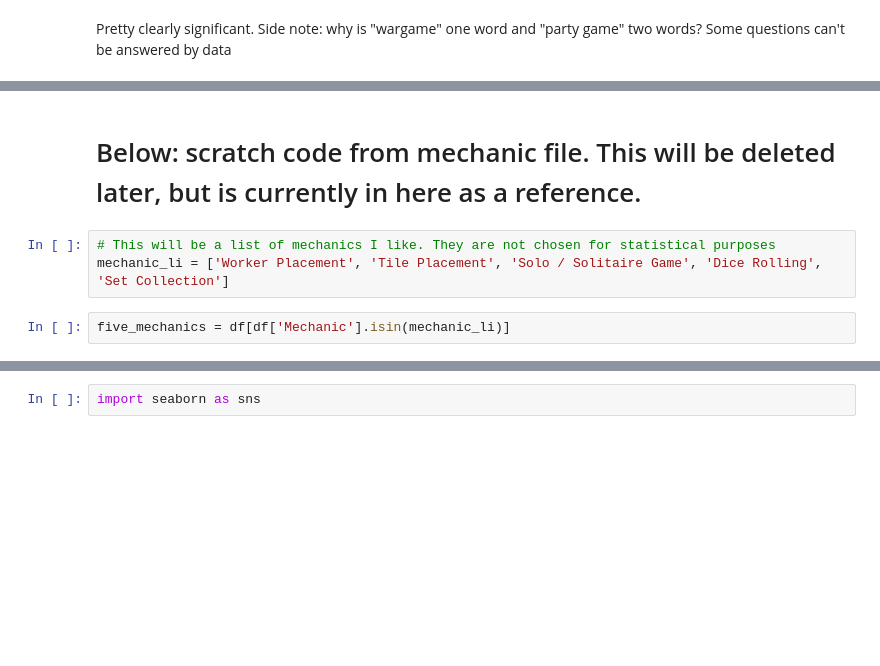
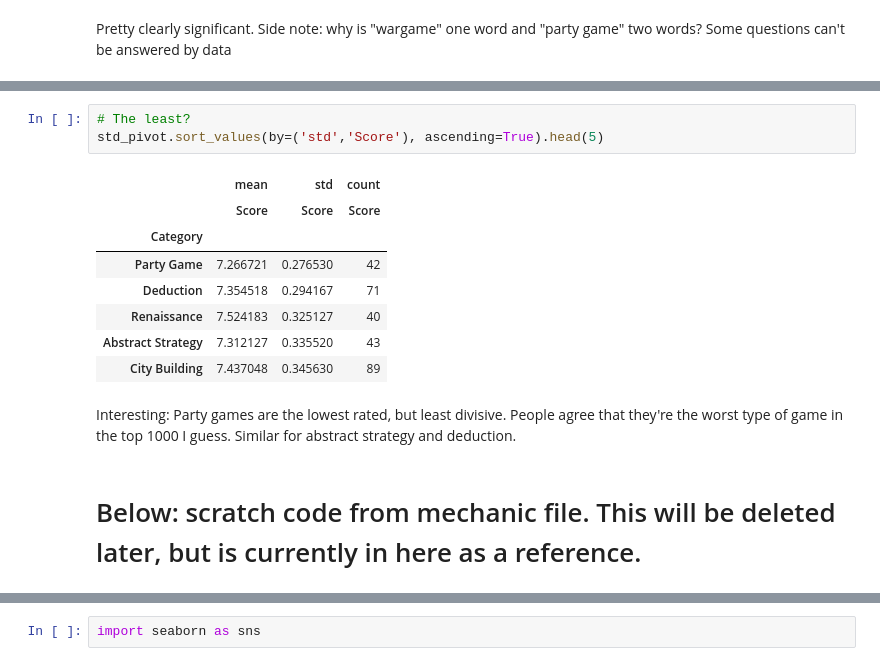
Before and after one commit to MarshallKrakauer/BGGAnalysis, a Jupyter notebook: BestCategories.ipynb, the cells around one changed output, grey strips where cells are left out. Cells and saved outputs as stored; diff of their text form; blank space fills up the shorter version.

```diff
--- a/BestCategories.ipynb
+++ b/BestCategories.ipynb
@@ -134,7 +178,16 @@ Pretty clearly significant. Side note: why is "wargame" one word and "party game
+# %%
+# The least?
+std_pivot.sort_values(by=('std','Score'), ascending=True).head(5)
+# %% [output]
+|  | mean | std | count |
+|  | Score | Score | Score |
+| Category |  |  |  |
+| Party Game | 7.266721 | 0.276530 | 42 |
+| Deduction | 7.354518 | 0.294167 | 71 |
+| Renaissance | 7.524183 | 0.325127 | 40 |
+| Abstract Strategy | 7.312127 | 0.335520 | 43 |
+| City Building | 7.437048 | 0.345630 | 89 |
+# %% [markdown]
+Interesting: Party games are the lowest rated, but least divisive. People agree that they're the worst type of game in the top 1000 I guess. Similar for abstract strategy and deduction.
 # %% [markdown]
 # Below: scratch code from mechanic file. This will be deleted later, but is currently in here as a reference.
-# %%
-# This will be a list of mechanics I like. They are not chosen for statistical purposes
-mechanic_li = ['Worker Placement', 'Tile Placement', 'Solo / Solitaire Game', 'Dice Rolling', 'Set Collection']
-# %%
-five_mechanics = df[df['Mechanic'].isin(mechanic_li)]
```
Also changed, not shown: parts of 6 cells of this notebook, 1 other file.
